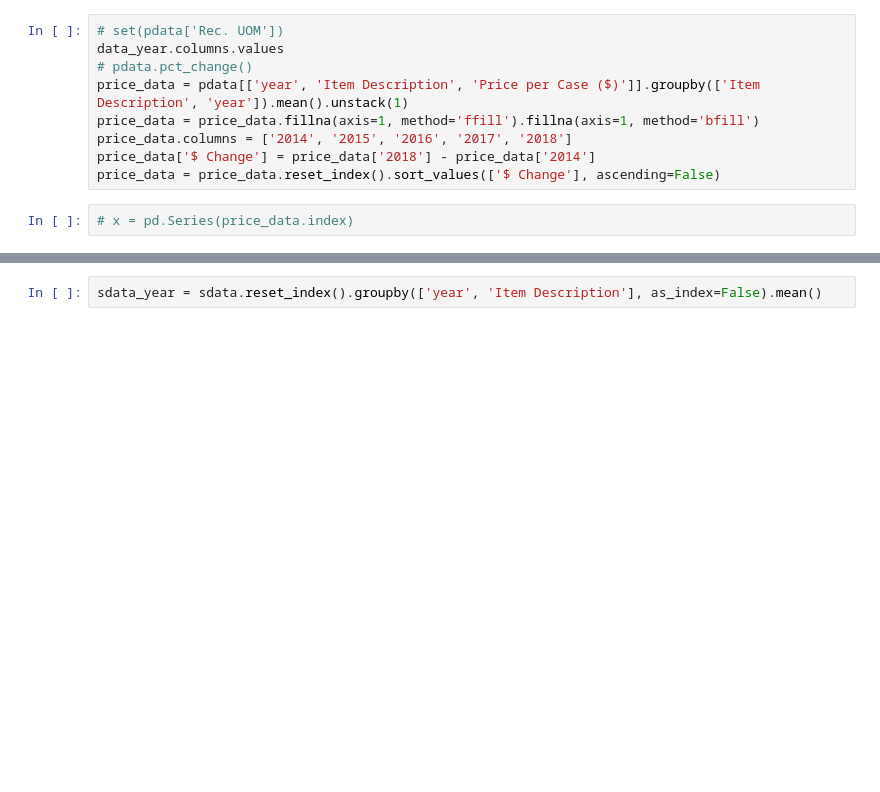
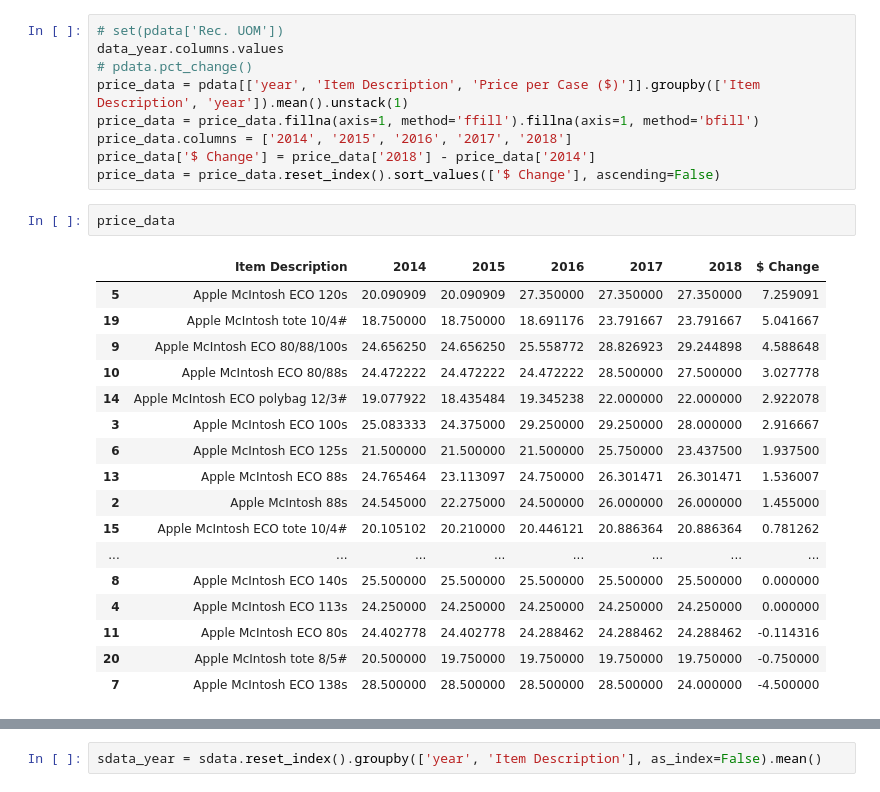
Before and after one commit to cbonoz/bostonfood18, a Jupyter notebook: RedTomato.ipynb, the cells around one changed output, grey strips where cells are left out. Cells and saved outputs as stored; diff of their text form; blank space fills up the shorter version.

```diff
--- a/RedTomato.ipynb
+++ b/RedTomato.ipynb
@@ -241,8 +224,26 @@ price_data = price_data.fillna(axis=1, method='ffill').fillna(axis=1, method='bf
 price_data.columns = ['2014', '2015', '2016', '2017', '2018']
 price_data['$ Change'] = price_data['2018'] - price_data['2014']
 price_data = price_data.reset_index().sort_values(['$ Change'], ascending=False)
-# %%
-# x = pd.Series(price_data.index)
+# %%
+price_data
+# %% [output]
+|  | Item Description | 2014 | 2015 | 2016 | 2017 | 2018 | $ Change |
+| 5 | Apple McIntosh ECO 120s | 20.090909 | 20.090909 | 27.350000 | 27.350000 | 27.350000 | 7.259091 |
+| 19 | Apple McIntosh tote 10/4# | 18.750000 | 18.750000 | 18.691176 | 23.791667 | 23.791667 | 5.041667 |
+| 9 | Apple McIntosh ECO 80/88/100s | 24.656250 | 24.656250 | 25.558772 | 28.826923 | 29.244898 | 4.588648 |
+| 10 | Apple McIntosh ECO 80/88s | 24.472222 | 24.472222 | 24.472222 | 28.500000 | 27.500000 | 3.027778 |
+| 14 | Apple McIntosh ECO polybag 12/3# | 19.077922 | 18.435484 | 19.345238 | 22.000000 | 22.000000 | 2.922078 |
+| 3 | Apple McIntosh ECO 100s | 25.083333 | 24.375000 | 29.250000 | 29.250000 | 28.000000 | 2.916667 |
+| 6 | Apple McIntosh ECO 125s | 21.500000 | 21.500000 | 21.500000 | 25.750000 | 23.437500 | 1.937500 |
+| 13 | Apple McIntosh ECO 88s | 24.765464 | 23.113097 | 24.750000 | 26.301471 | 26.301471 | 1.536007 |
+| 2 | Apple McIntosh 88s | 24.545000 | 22.275000 | 24.500000 | 26.000000 | 26.000000 | 1.455000 |
+| 15 | Apple McIntosh ECO tote 10/4# | 20.105102 | 20.210000 | 20.446121 | 20.886364 | 20.886364 | 0.781262 |
+| ... | ... | ... | ... | ... | ... | ... | ... |
+| 8 | Apple McIntosh ECO 140s | 25.500000 | 25.500000 | 25.500000 | 25.500000 | 25.500000 | 0.000000 |
+| 4 | Apple McIntosh ECO 113s | 24.250000 | 24.250000 | 24.250000 | 24.250000 | 24.250000 | 0.000000 |
+| 11 | Apple McIntosh ECO 80s | 24.402778 | 24.402778 | 24.288462 | 24.288462 | 24.288462 | -0.114316 |
+| 20 | Apple McIntosh tote 8/5# | 20.500000 | 19.750000 | 19.750000 | 19.750000 | 19.750000 | -0.750000 |
+| 7 | Apple McIntosh ECO 138s | 28.500000 | 28.500000 | 28.500000 | 28.500000 | 24.000000 | -4.500000 |
 # %%
 
 fig = plt.figure(figsize=(16,9))
```
Also changed, not shown: parts of 37 cells of this notebook, 1 other file.
